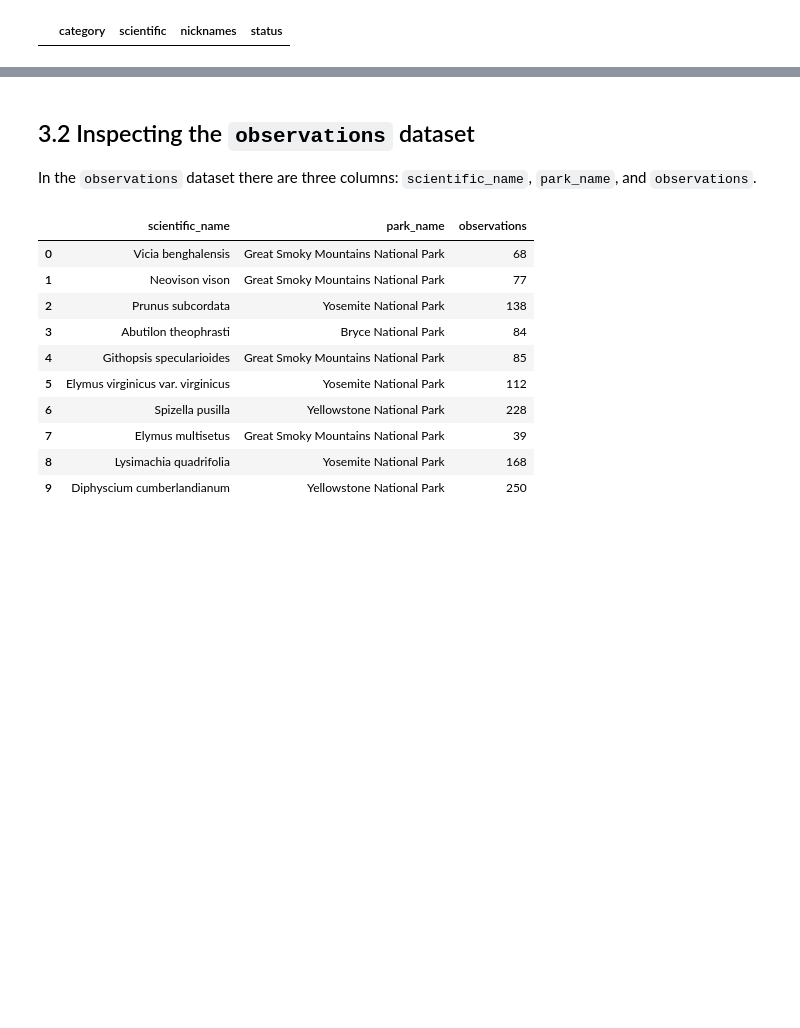
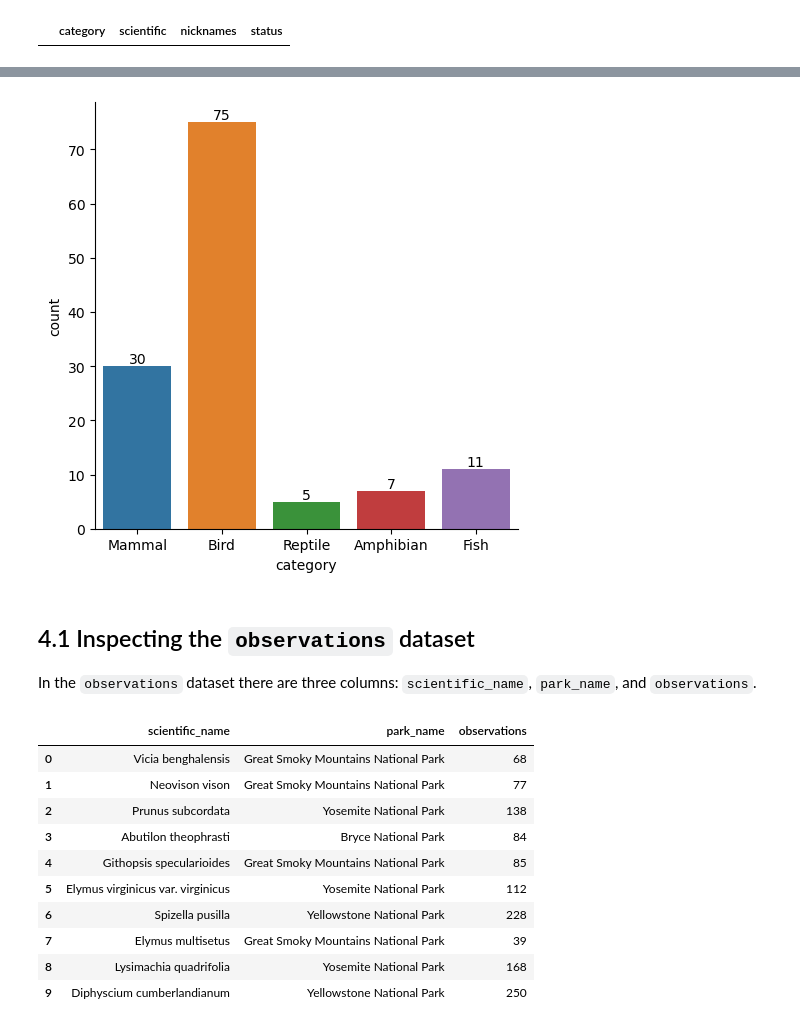
Before and after one commit to ElianeSato/biodiversity, a Jupyter notebook: biodiversity.ipynb, the cells around one changed output, grey strips where cells are left out. Saved outputs shown, nothing was run; the diff lists cells and outputs as text; code cells hidden in the pictures; blank space fills up the shorter version.

```diff
--- a/biodiversity.ipynb
+++ b/biodiversity.ipynb
@@ -507,14 +507,19 @@ species1_nan_no_dup.describe(include='all')
 | top | Bird | Canis latrans | Coyote | Species of Concern |
 | freq | 71 | 1 | 1 | 142 |
 # %%
-#rejoin the datasets
-species1_nan_dup.drop(['more_than_one_name'], axis=1, inplace=True)
+#rejoin the datasets with conservation status
+#species1_nan_dup.drop(['more_than_one_name'], axis=1, inplace=True)
 
-species1_clean = pd.concat([species1_nan_no_dup, species1_nan_dup])
-print(species1_clean.duplicated(subset=['scientific']).value_counts())
+species_con_clean = pd.concat([species1_nan_no_dup, species1_nan_dup])
+print(species_con_clean.duplicated(subset=['scientific']).value_counts())
 
-species1_clean[species1_clean.duplicated(subset=['scientific'], keep=False)].sort_values(by='scientific')
+species_con_clean[species_con_clean.duplicated(subset=['scientific'], keep=False)].sort_values(by='scientific')
 # %% [output]
 False    179
 dtype: int64
 |  | category | scientific | nicknames | status |
+# %%
+# create dataset with only null values in the conservation status column
+
+species1_null = species1[species1.status.isna()]
+species1_null
@@ -520,0 +540,5 @@ dtype: int64
+# %%
+#rejoin the datasets
+
+species1_clean = pd.concat([species_con_clean, species1_null])
+species1_clean
@@ -520,0 +617,4 @@ dtype: int64
+# %%
+print(species1_clean.category.unique())
+species_animals = species1_clean[species1_clean.category.str.contains('Plant') == False]
+species_animals
@@ -521,5 +637,12 @@ dtype: int64
+# %%
+ax = sns.catplot(data=species_animals, x='category', kind='count')
+ax = ax.facet_axis(0,0)
+for i in ax.containers:
+    ax.bar_label(i,)
+# %% [output]
+[figure, added]
 # %% [markdown]
-## 3.2 Inspecting the `observations` dataset
+## 4.1 Inspecting the `observations` dataset
 
 In the `observations` dataset there are three columns: `scientific_name`, `park_name`, and `observations`.
 # %%
```
Also changed, not shown: parts of 10 cells of this notebook.
